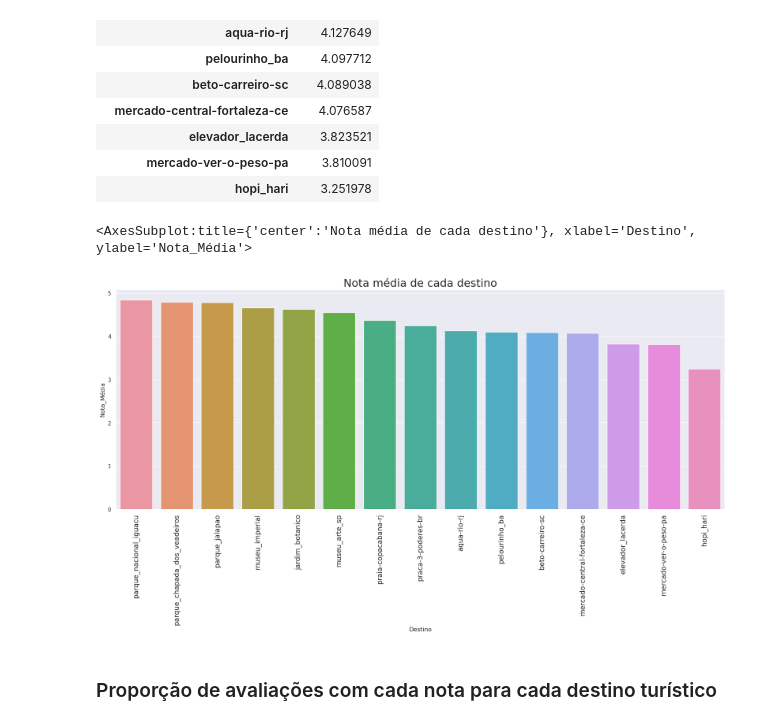
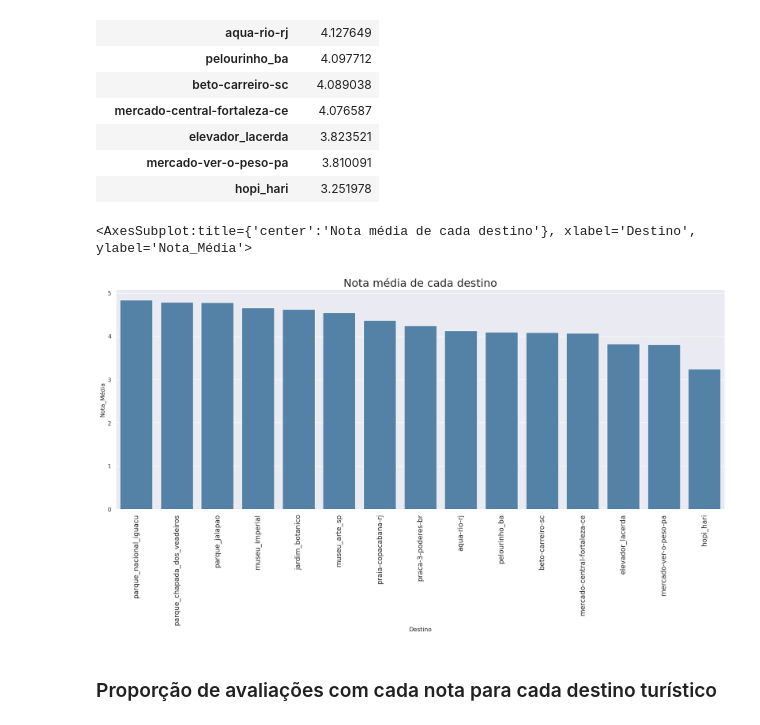
Before and after one commit to RodolfoPCruz/trip_advisor, a Jupyter notebook: trip_advisor.ipynb, the cells around one changed output. Saved outputs shown, nothing was run; the diff lists cells and outputs as text; code cells hidden in the pictures.

```diff
--- a/trip_advisor.ipynb
+++ b/trip_advisor.ipynb
@@ -132,11 +135,11 @@ dados_nota_media
 # %%
 plt.figure(figsize=(22,8))
 plt.title('Nota média de cada destino',fontsize = 22)
 plt.xticks(rotation=90,fontsize=14)
-sns.barplot(dados_nota_media,x=dados_nota_media.index,y='Nota_Média')
+sns.barplot(dados_nota_media,x=dados_nota_media.index,y='Nota_Média',color='steelblue')
 # %% [output]
 <AxesSubplot:title={'center':'Nota média de cada destino'}, xlabel='Destino', ylabel='Nota_Média'>
-[figure, old version]
+[figure, new version]
 # %% [markdown]
 ### Proporção de avaliações com cada nota para cada destino turístico
 # %%
```
Also changed, not shown: parts of 30 cells of this notebook.
